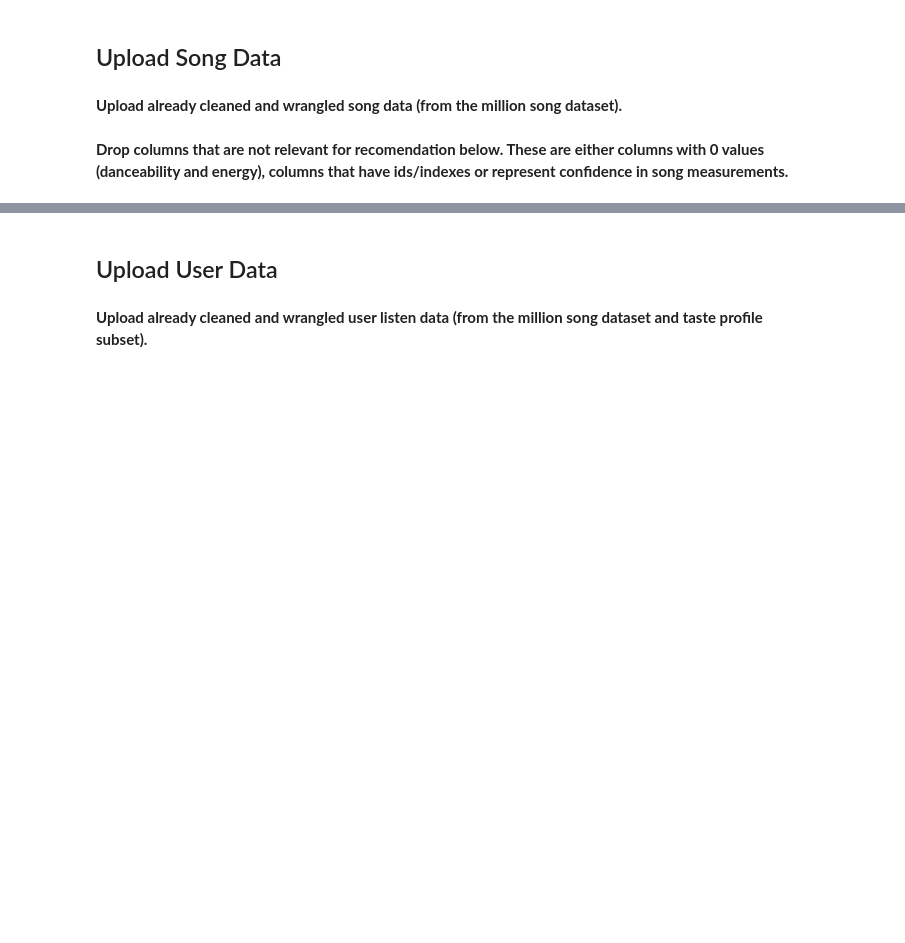
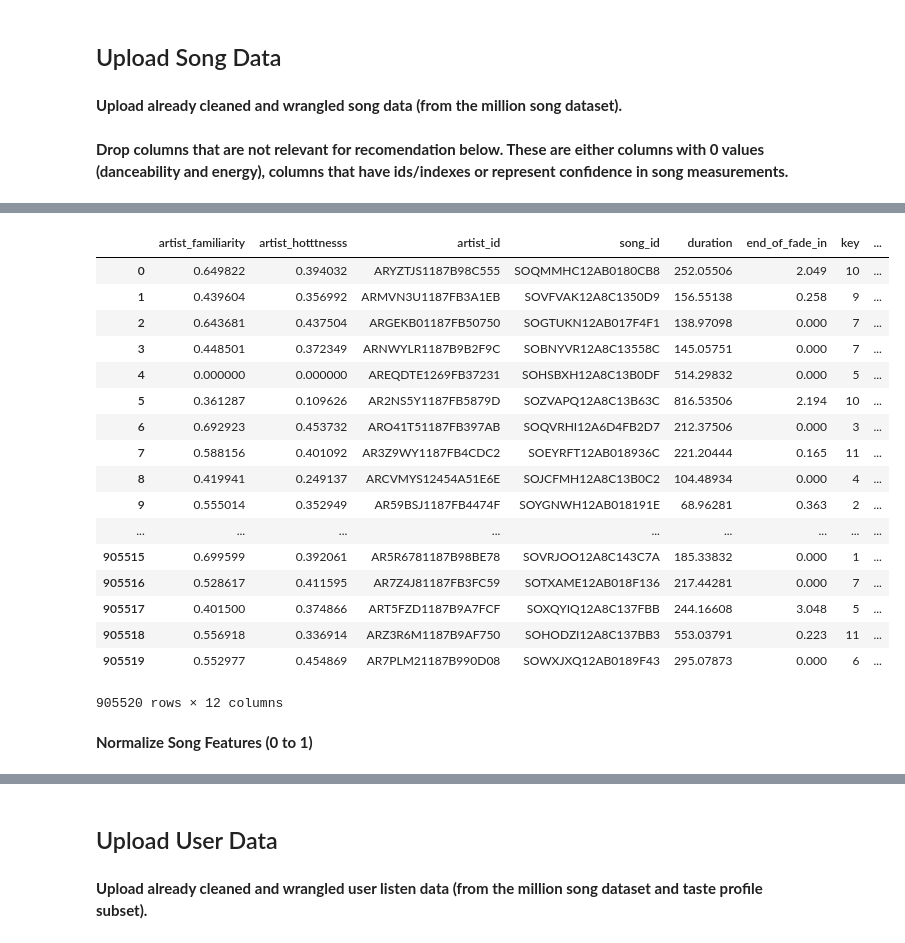
Before and after one commit to IvetteMTapia/Capstone1_Songs-Recommender_System, a Jupyter notebook: Recommender System.ipynb, the cells around one changed output, grey strips where cells are left out. Cells and saved outputs as stored; diff of their text form; code cells hidden in the pictures; blank space fills up the shorter version.

```diff
--- a/Recommender System.ipynb
+++ b/Recommender System.ipynb
@@ -60,0 +67,4 @@ None
+# %%
+songs.dropna(axis=0, how='any', inplace = True)
+
+songs.info()
@@ -60,0 +89,23 @@ None
+# %%
+songs.reset_index(drop=True)
+# %% [output]
+|  | artist_familiarity | artist_hotttnesss | artist_id | song_id | duration | end_of_fade_in | key | ... |
+| 0 | 0.649822 | 0.394032 | ARYZTJS1187B98C555 | SOQMMHC12AB0180CB8 | 252.05506 | 2.049 | 10 | ... |
+| 1 | 0.439604 | 0.356992 | ARMVN3U1187FB3A1EB | SOVFVAK12A8C1350D9 | 156.55138 | 0.258 | 9 | ... |
+| 2 | 0.643681 | 0.437504 | ARGEKB01187FB50750 | SOGTUKN12AB017F4F1 | 138.97098 | 0.000 | 7 | ... |
+| 3 | 0.448501 | 0.372349 | ARNWYLR1187B9B2F9C | SOBNYVR12A8C13558C | 145.05751 | 0.000 | 7 | ... |
+| 4 | 0.000000 | 0.000000 | AREQDTE1269FB37231 | SOHSBXH12A8C13B0DF | 514.29832 | 0.000 | 5 | ... |
+| 5 | 0.361287 | 0.109626 | AR2NS5Y1187FB5879D | SOZVAPQ12A8C13B63C | 816.53506 | 2.194 | 10 | ... |
+| 6 | 0.692923 | 0.453732 | ARO41T51187FB397AB | SOQVRHI12A6D4FB2D7 | 212.37506 | 0.000 | 3 | ... |
+| 7 | 0.588156 | 0.401092 | AR3Z9WY1187FB4CDC2 | SOEYRFT12AB018936C | 221.20444 | 0.165 | 11 | ... |
+| 8 | 0.419941 | 0.249137 | ARCVMYS12454A51E6E | SOJCFMH12A8C13B0C2 | 104.48934 | 0.000 | 4 | ... |
+| 9 | 0.555014 | 0.352949 | AR59BSJ1187FB4474F | SOYGNWH12AB018191E | 68.96281 | 0.363 | 2 | ... |
+| ... | ... | ... | ... | ... | ... | ... | ... | ... |
+| 905515 | 0.699599 | 0.392061 | AR5R6781187B98BE78 | SOVRJOO12A8C143C7A | 185.33832 | 0.000 | 1 | ... |
+| 905516 | 0.528617 | 0.411595 | AR7Z4J81187FB3FC59 | SOTXAME12AB018F136 | 217.44281 | 0.000 | 7 | ... |
+| 905517 | 0.401500 | 0.374866 | ART5FZD1187B9A7FCF | SOXQYIQ12A8C137FBB | 244.16608 | 3.048 | 5 | ... |
+| 905518 | 0.556918 | 0.336914 | ARZ3R6M1187B9AF750 | SOHODZI12A8C137BB3 | 553.03791 | 0.223 | 11 | ... |
+| 905519 | 0.552977 | 0.454869 | AR7PLM21187B990D08 | SOWXJXQ12AB0189F43 | 295.07873 | 0.000 | 6 | ... |
+905520 rows × 12 columns
+# %% [markdown]
+**Normalize Song Features (0 to 1)**
```
Also changed, not shown: parts of 34 cells of this notebook.
